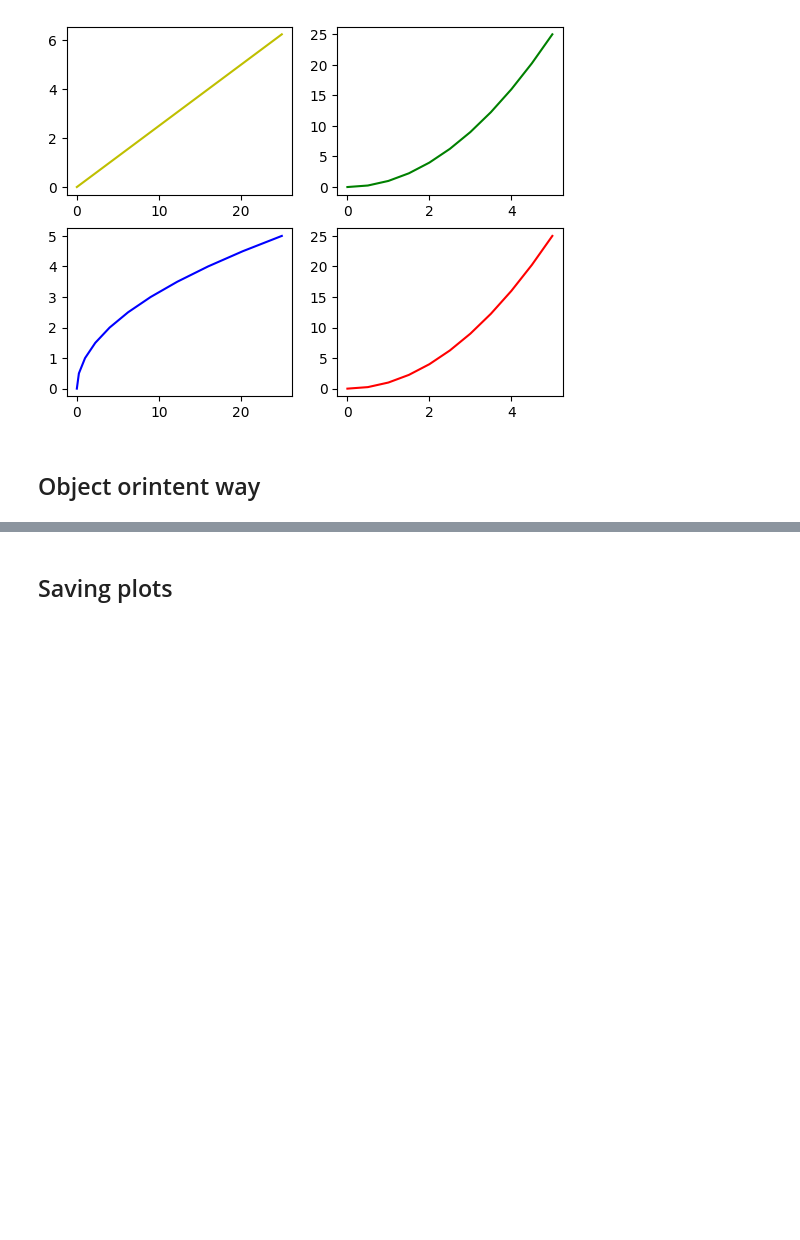
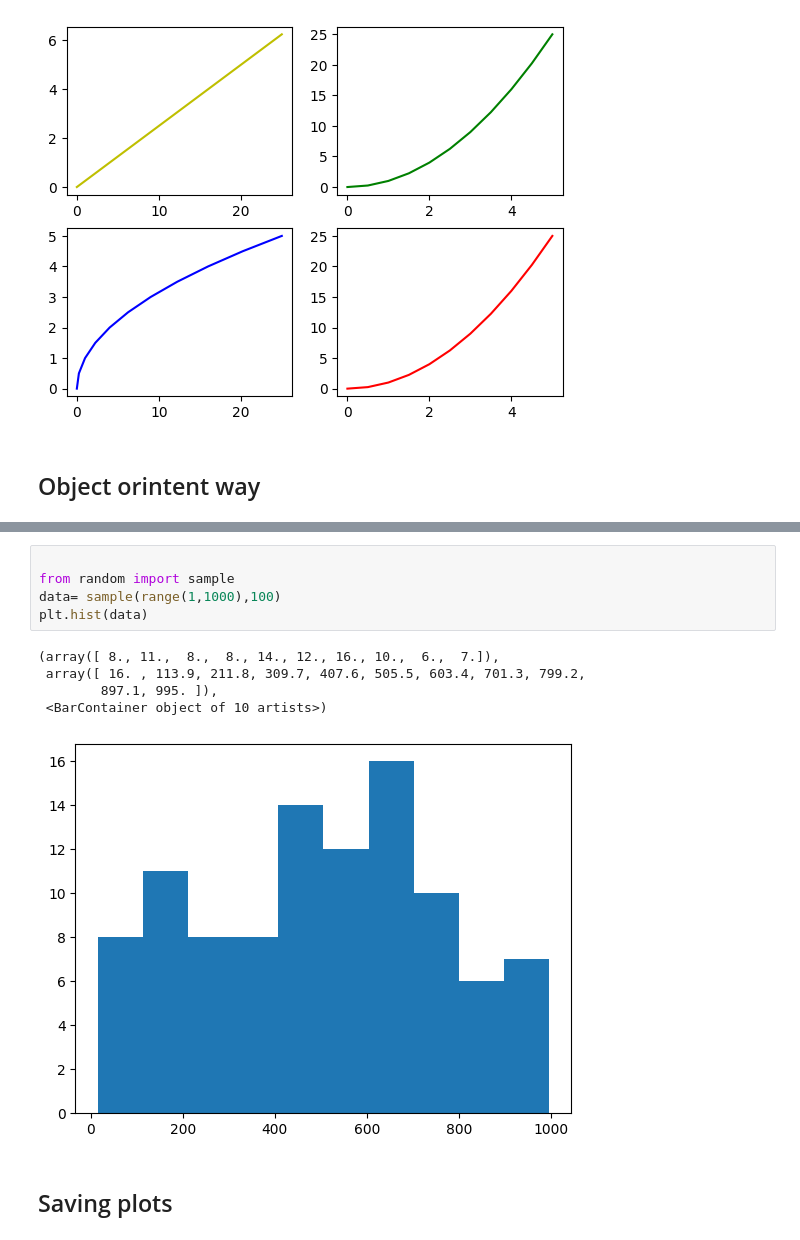
Before and after one commit to rafi1105/Machine_Learning_colab, a Jupyter notebook: Data Visualization/Matplotlib.ipynb, the cells around one changed output, grey strips where cells are left out. Drawn from its saved outputs; the diff is of its cells as text; blank space fills up the shorter version.

```diff
--- a/Data Visualization/Matplotlib.ipynb
+++ b/Data Visualization/Matplotlib.ipynb
@@ -52,2 +60,13 @@ axis2.plot(x,y,'r')
+# %%
+
+from random import sample
+data= sample(range(1,1000),100)
+plt.hist(data)
+# %% [output]
+(array([ 8., 11.,  8.,  8., 14., 12., 16., 10.,  6.,  7.]),
+ array([ 16. , 113.9, 211.8, 309.7, 407.6, 505.5, 603.4, 701.3, 799.2,
+        897.1, 995. ]),
+ <BarContainer object of 10 artists>)
+[figure, added]
 # %% [markdown]
 ## Saving plots
```
Also changed, not shown: parts of 5 cells of this notebook.
